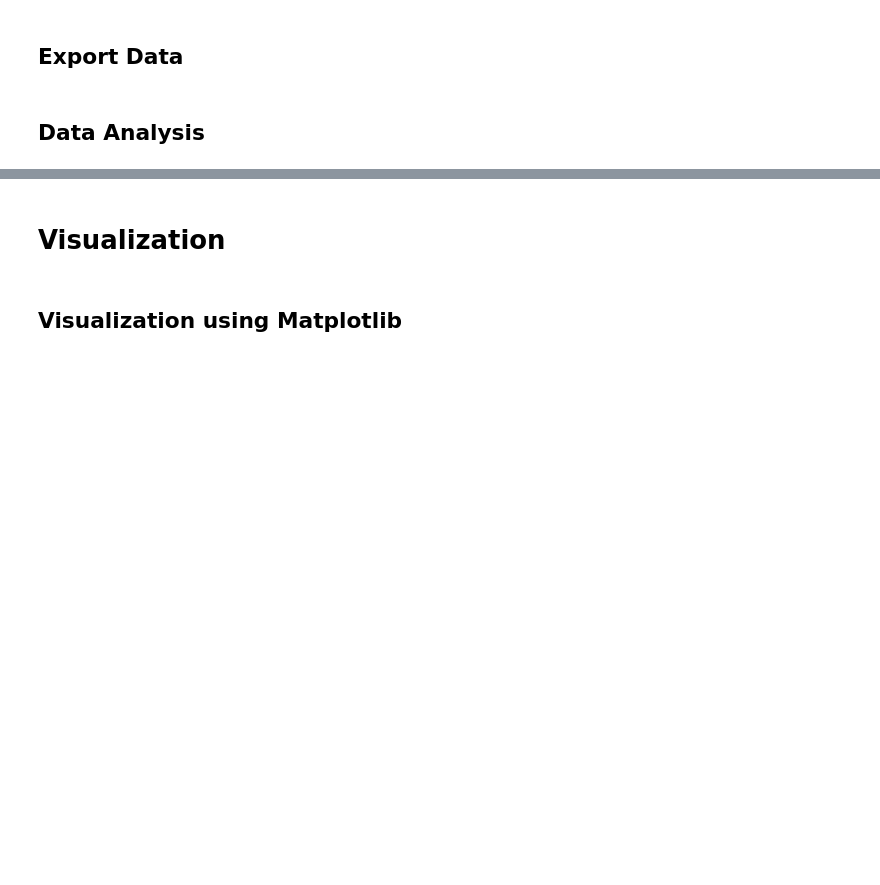
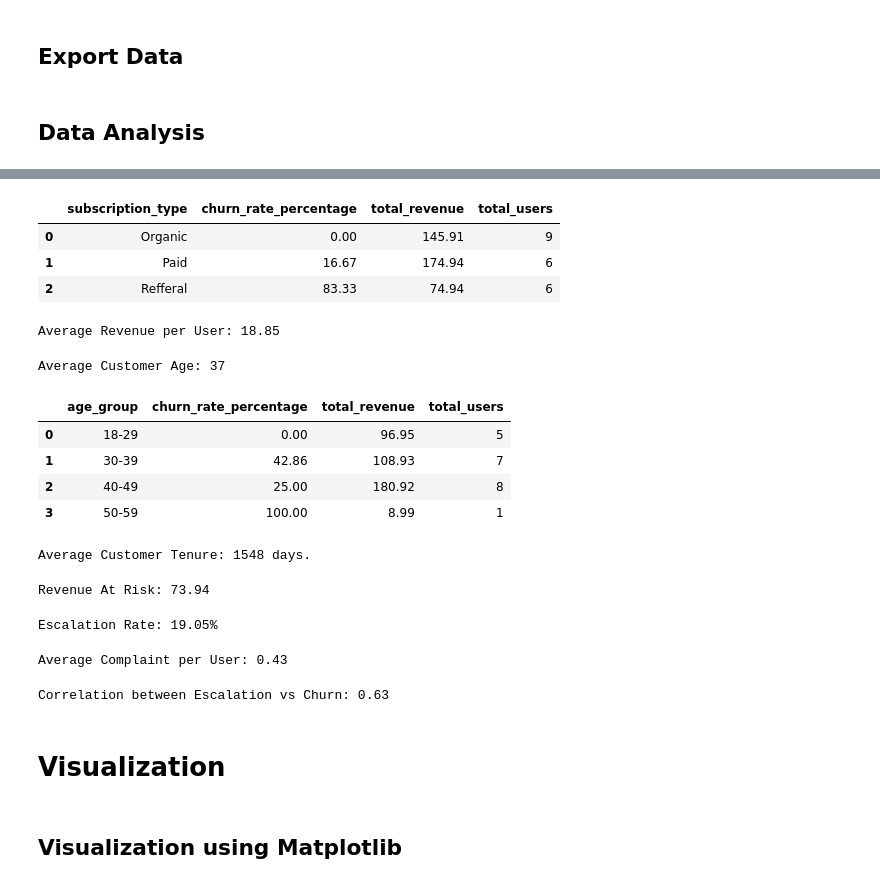
Before and after one commit to ThuCoo/ott-subscriber-churn-retention, a Jupyter notebook: churn_analysis.ipynb, the cells around one changed output, grey strips where cells are left out. Saved outputs shown, nothing was run; the diff lists cells and outputs as text; code cells hidden in the pictures; blank space fills up the shorter version.

```diff
--- a/churn_analysis.ipynb
+++ b/churn_analysis.ipynb
@@ -185,3 +290,81 @@ df_db_customer['country'] = df_db_customer['country'].fillna(country_mapping)
+# %%
+# Churn, Total Revenue, Total Users by Subscription
+data_by_subscription = (df.groupby('subscription_type')[['churn_flag', 'monthly_charges', 'customer_id']]
+                    .agg(
+                        churn_rate_percentage=('churn_flag', 'mean'),
+                        total_revenue=('monthly_charges', 'sum'),
+                        total_users=('customer_id', 'count'))
+                    .reset_index())
+data_by_subscription['churn_rate_percentage'] = data_by_subscription['churn_rate_percentage'].mul(100).round(2)
+display(data_by_subscription)
+# %% [output]
+|  | subscription_type | churn_rate_percentage | total_revenue | total_users |
+| 0 | Organic | 0.00 | 145.91 | 9 |
+| 1 | Paid | 16.67 | 174.94 | 6 |
+| 2 | Refferal | 83.33 | 74.94 | 6 |
+# %%
+# Average Revenue per User
+arpu = df['monthly_charges'].mean()
+print(f'Average Revenue per User: {round(arpu, 2)}')
+# %% [output]
+Average Revenue per User: 18.85
+# %%
+# Average Customer Age
+avg_age = df['age'].mean()
+print(f'Average Customer Age: {round(avg_age)}')
+
+# Churn, Total Revenue, Total Users by Groups of Age
+data_by_age = (df.groupby('age_group')[['churn_flag', 'monthly_charges', 'customer_id']]
+                    .agg(
+                        churn_rate_percentage=('churn_flag', 'mean'),
+                        total_revenue=('monthly_charges', 'sum'),
+                        total_users=('customer_id', 'count'))
+                    .reset_index())
+data_by_age['churn_rate_percentage'] = data_by_age['churn_rate_percentage'].mul(100).round(2)
+display(data_by_age)
+# %% [output]
+Average Customer Age: 37
+|  | age_group | churn_rate_percentage | total_revenue | total_users |
+| 0 | 18-29 | 0.00 | 96.95 | 5 |
+| 1 | 30-39 | 42.86 | 108.93 | 7 |
+| 2 | 40-49 | 25.00 | 180.92 | 8 |
+| 3 | 50-59 | 100.00 | 8.99 | 1 |
+# %%
+# Average Customer Tenure (Time Customer Have Subscription)
+df['tenure_days'] = np.where(
+    df['cancellation_date'].isna(),
+    (today - df['subscription_start_date']).dt.days,
+    (df['cancellation_date'] - df['subscription_start_date']).dt.days
+    )
+avg_tenure = df['tenure_days'].mean()
+print(f'Average Customer Tenure: {round(avg_tenure)} days.')
+# %% [output]
+Average Customer Tenure: 1548 days.
+# %%
+# Revenue At Risk
+risk_revenue = df[df['churn_flag'] == 1]['monthly_charges'].sum()
+print(f'Revenue At Risk: {round(risk_revenue, 2)}')
+# %% [output]
+Revenue At Risk: 73.94
+# %%
+# Escalation Rate
+escalation_rate = (df['escalations'] == 'Y').mean() * 100
+print(f'Escalation Rate: {round(escalation_rate, 2)}%')
+# %% [output]
+Escalation Rate: 19.05%
+# %%
+# Average Complaint per User
+avg_complaint = df['complaint_count'].sum() / df['customer_id'].nunique()
+print(f'Average Complaint per User: {round(avg_complaint, 2)}')
+# %% [output]
+Average Complaint per User: 0.43
+# %%
+# Correlation between Escalation vs Churn
+escalations = pd.Series(np.where(df['escalations'] == 'Y', 1, 0))
+corr = escalations.corr(df['churn_score'])
+print(f'Correlation between Escalation vs Churn: {round(corr, 2)}')
+# %% [output]
+Correlation between Escalation vs Churn: 0.63
 # %% [markdown]
 <h1> Visualization
 # %% [markdown]
```
Also changed, not shown: parts of 10 cells of this notebook, 1 other file.
